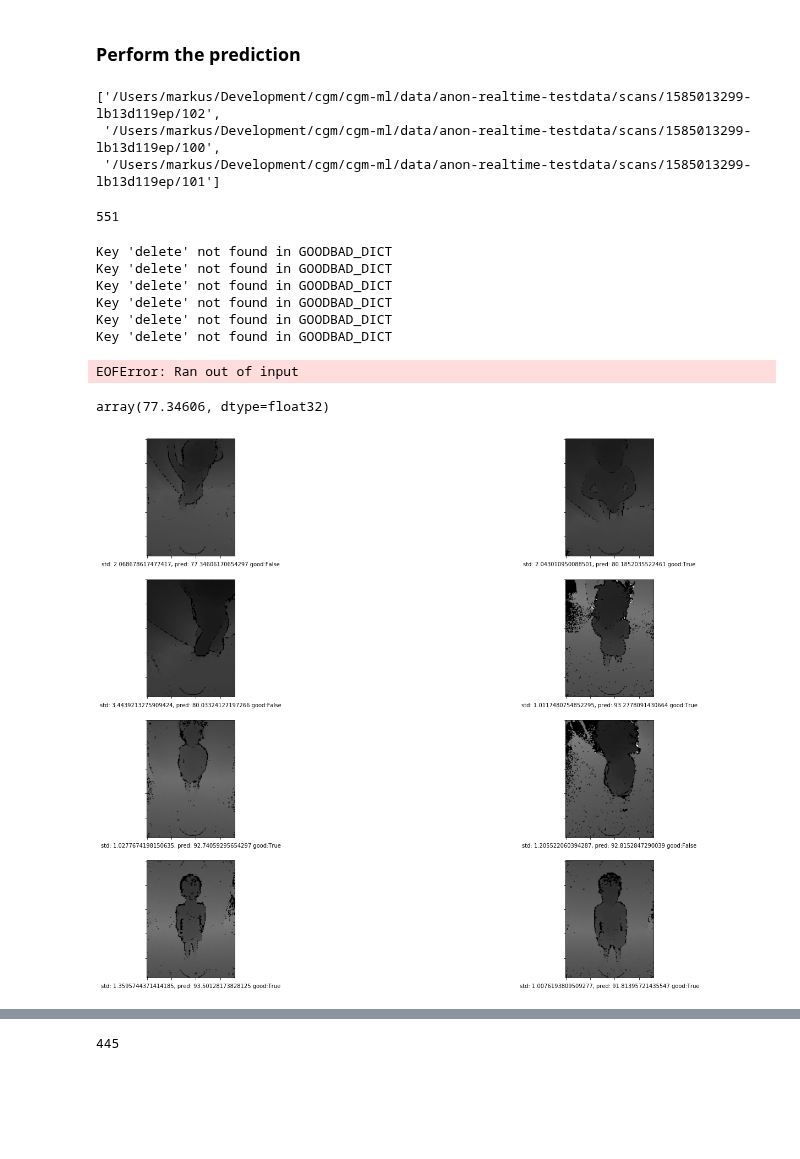
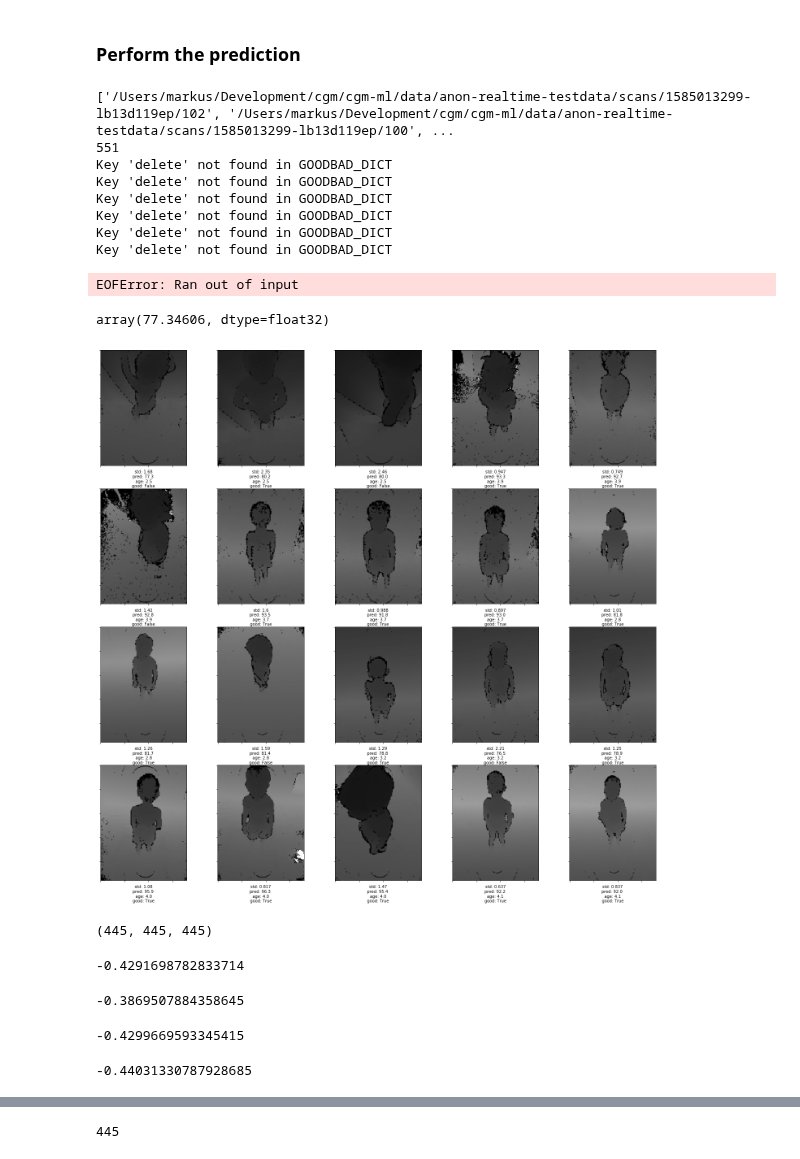
Before and after one commit to Welthungerhilfe/cgm-ml, a Jupyter notebook: src/common/evaluation/Evaluate_models.ipynb, the cells around one changed output, grey strips where cells are left out. Cells and saved outputs as stored; diff of their text form; code cells hidden in the pictures; blank space fills up the shorter version.

```diff
--- a/src/common/evaluation/Evaluate_models.ipynb
+++ b/src/common/evaluation/Evaluate_models.ipynb
@@ -69,7 +70,7 @@ model = load_model(MODEL_PATH)
 ### Show a sample from the testset
 # %%
 # paths = '../testdepthmap1/1585551618-hlby208u8z/pc_1585551618-hlby208u8z_1593156356859_100_000.p'
-paths = REPO_DIR / "data/anon-depthmap-testset/scans/1585013728-90norqfryy/100/pc_1585013728-90norqfryy_1591850340061_100_000.p"
+paths = REPO_DIR / "data/anon-realtime-testdata/scans/1584995101-drh9xoy38u/100/pc_1584995101-drh9xoy38u_1591550757076_100_000.p"
 
 depthmap, targets = pickle.load(open(paths, "rb"))
 depthmap = preprocess_depthmap(depthmap)
@@ -79,4 +80,4 @@ depthmap = tf.image.resize(depthmap, (CONFIG.IMAGE_TARGET_HEIGHT, CONFIG.IMAGE_T
 targets = preprocess_targets(targets, CONFIG.TARGET_INDEXES)
 depthmap.set_shape((CONFIG.IMAGE_TARGET_HEIGHT, CONFIG.IMAGE_TARGET_WIDTH, 1))
 # targets.set_shape((len(targets_indices,)))
-plt.imshow(np.squeeze(depthmap), cmap='gray');
+plt.imshow(np.squeeze(depthmap), cmap='gray', vmin=0., vmax=1.);
@@ -94,17 +98,9 @@ Choose your preferred way and make sure to adjust the absolute path
 DATASET_PATH = str(REPO_DIR / "data/anon-realtime-testdata/scans/*/*/")
 # %% [markdown]
 ### Perform the prediction
-# %%
-prediction_folder = glob2.glob(DATASET_PATH); prediction_folder[:3]
-# %% [output]
-['/Users/markus/Development/cgm/cgm-ml/data/anon-realtime-testdata/scans/1585013299-lb13d119ep/102',
- '/Users/markus/Development/cgm/cgm-ml/data/anon-realtime-testdata/scans/1585013299-lb13d119ep/100',
- '/Users/markus/Development/cgm/cgm-ml/data/anon-realtime-testdata/scans/1585013299-lb13d119ep/101']
-# %%
-len(prediction_folder)
-# %% [output]
-551
 # %%
+prediction_folder = glob2.glob(DATASET_PATH); print(prediction_folder[:3])
+print(len(prediction_folder))
 prediction_folder = prediction_folder[:500]  # reduce size for DEBUG speed
 
 predictions = []
@@ -125,6 +121,8 @@ for qrcode in tqdm(prediction_folder):
     predictions.append(np.squeeze(inference))
     targets_list.append(targets)
 # %% [output]
+['/Users/markus/Development/cgm/cgm-ml/data/anon-realtime-testdata/scans/1585013299-lb13d119ep/102', '/Users/markus/Development/cgm/cgm-ml/data/anon-realtime-testdata/scans/1585013299-lb13d119ep/100', ...
+551
 Key 'delete' not found in GOODBAD_DICT
 Key 'delete' not found in GOODBAD_DICT
 Key 'delete' not found in GOODBAD_DICT
@@ -135,7 +133,7 @@ EOFError: Ran out of input
 # %%
 IMAGE_TARGET_HEIGHT=240
 IMAGE_TARGET_WIDTH=180
-TARGET_INDEXES=[0, 5]  # 0 is height, 5 is good/bad
+TARGET_INDEXES=[0, 3, 5]  # 0 is height, 5 is good/bad
 def py_load_pickle(path, max_value=7.5):
     path_ = path if isinstance(path, str) else path.numpy()
     depthmap, targets = pickle.load(open(path_, "rb"))
@@ -154,21 +152,51 @@ predictions[0]
 # %% [output]
 array(77.34606, dtype=float32)
 # %%
-num_height, num_width = 4, 2
-fig, axarr = plt.subplots(num_height, num_width, figsize=(25, 18))
+num_height, num_width = 4, 5
+fig, axarr = plt.subplots(num_height, num_width, figsize=(25, 24))
 
 for x in range(num_height):
     for y in range(num_width):
         i = x * num_width + y
         fpath = file_names[i]
         arr, targets = path_to_ndarray(fpath)
         axarr[x,y].imshow(arr, cmap='gray', vmin=0, vmax=0.5);  # vmax=1
-        axarr[x,y].set_xticklabels([])
-        axarr[x,y].set_yticklabels([])
-
-        label = f"std: {uncertainties[i]}, pred: {predictions[i]} good:{bool(targets[1])}"
+        axarr[x,y].set_xticklabels([]); axarr[x,y].set_yticklabels([])
+        label = f"std: {uncertainties[i]:.3}\npred: {predictions[i]:.3} \nage: {targets[1]/365:.2}\ngood: {bool(targets[2])}"
         axarr[x,y].set_xlabel(label)
-#         axarr[x,y].set_xlabel(fname[-12:]+ f" is {targets[0]:.2f}cm")
 plt.show()
 # %% [output]
-[figure, old version]
+[figure, new version]
+# %%
+# Setup for correlations
+len(uncertainties), len(predictions), len(targets_list)
+# %% [output]
+(445, 445, 445)
+# %%
+# correlate uncertainty with prediction
+uncertainties_ = [float(u.numpy()) for u in uncertainties]
+correlation_coefficient, _ = pearsonr(predictions, uncertainties_)
+print(correlation_coefficient)
+# %% [output]
+-0.4291698782833714
+# %%
+# correlate uncertainty with GT_height
+GT_height = [t[0] for t in targets_list]
+correlation_coefficient, _ = pearsonr(GT_height, uncertainties_)
+print(correlation_coefficient)
+# %% [output]
+-0.3869507884358645
+# %%
+# correlate uncertainty with age
+GT_age = [t[1] for t in targets_list]
+correlation_coefficient, _ = pearsonr(GT_age, uncertainties_)
+print(correlation_coefficient)
+# %% [output]
+-0.4299669593345415
+# %%
+# correlate uncertainty with goodbad
+GT_goodbad = [t[2] for t in targets_list]
+correlation_coefficient, _ = pearsonr(GT_goodbad, uncertainties_)
+print(correlation_coefficient)
+# %% [output]
+-0.44031330787928685
```
Also changed, not shown: parts of 15 cells of this notebook, 1 other file.
